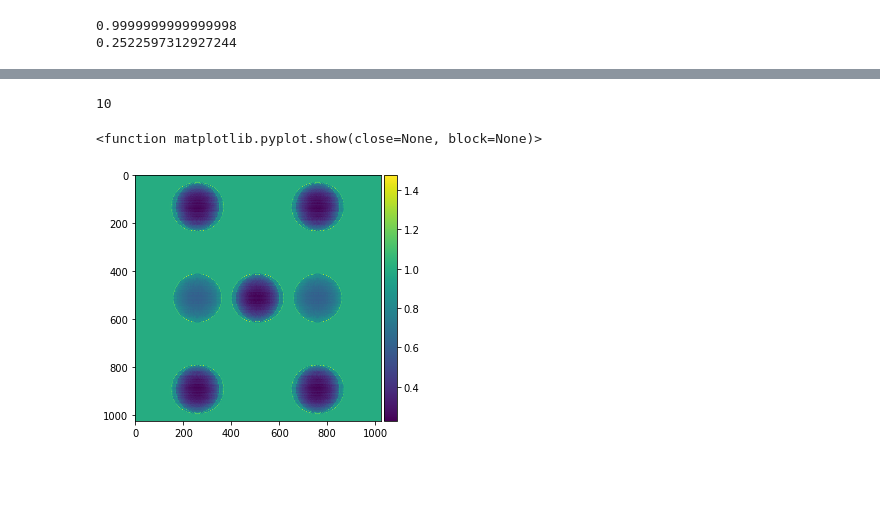
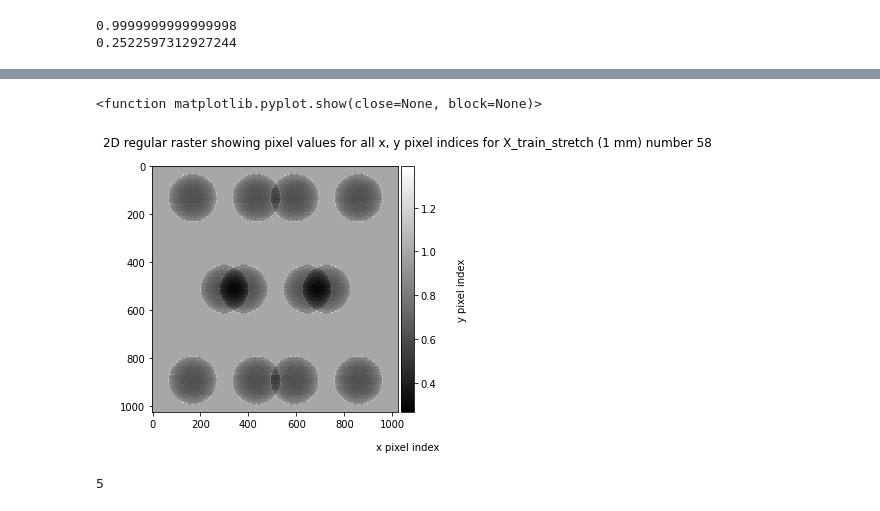
Before and after one commit to zechenl/narrow_unet, a Jupyter notebook: my_unet_main.ipynb, the cells around one changed output, grey strips where cells are left out. Saved outputs shown, nothing was run; the diff lists cells and outputs as text; code cells hidden in the pictures; blank space fills up the shorter version.

```diff
--- a/my_unet_main.ipynb
+++ b/my_unet_main.ipynb
@@ -146,12 +146,16 @@ plt.show
+# %%
+imshow(np.squeeze(X_train_stretch[rand_train]), cmap='gray')
+plt.title('2D regular raster showing pixel values for all x, y pixel indices for X_train_stretch (1 mm) number '
+          + str(rand_train), pad=20)
+plt.xlabel('x pixel index', labelpad=30)
+plt.ylabel('y pixel index', labelpad=20)
+plt.show
+# %% [output]
+<function matplotlib.pyplot.show(close=None, block=None)>
+[figure, added]
 # %%
 rand_test = random.randint(0, len(X_test)-1)
-# %%
-print(len(X_test))
-# %% [output]
-10
-# %%
-imshow(np.squeeze(X_test_stretch[rand_test]))
-plt.show
-# %% [output]
-<function matplotlib.pyplot.show(close=None, block=None)>
-[figure, removed]
+# %%
+print(rand_test)
+# %% [output]
+5
```
Also changed, not shown: parts of 31 cells of this notebook.
